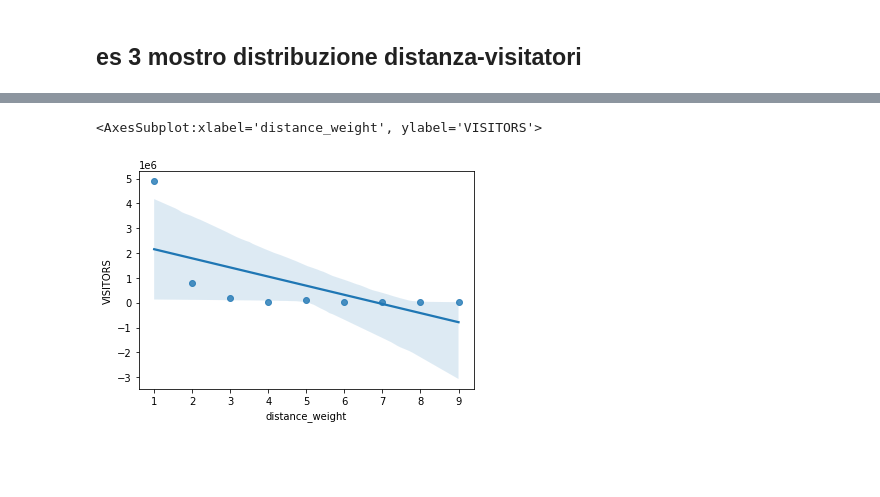
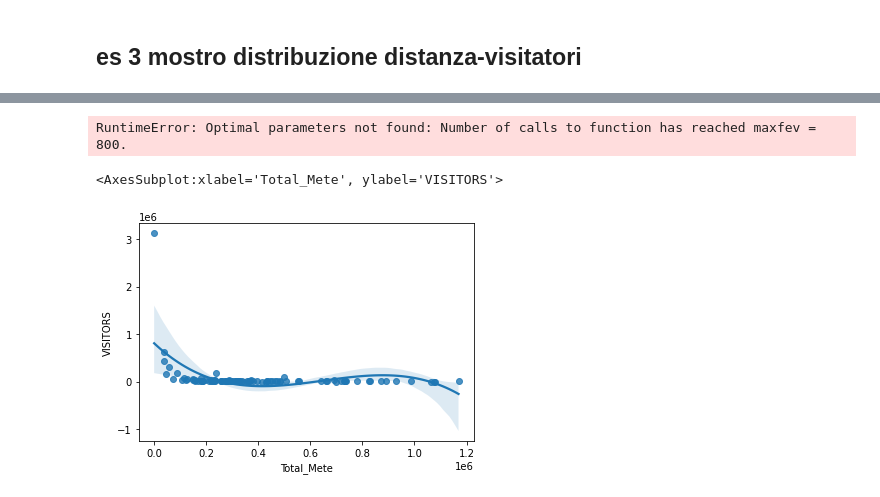
Before and after one commit to nico1654/project_work, a Jupyter notebook: Project_Work.ipynb, the cells around one changed output, grey strips where cells are left out. Drawn from its saved outputs; the diff is of its cells as text; code cells hidden in the pictures; blank space fills up the shorter version.

```diff
--- a/Project_Work.ipynb
+++ b/Project_Work.ipynb
@@ -360,5 +351,4 @@ df_merged = pd.merge(df_distance, df_comuni, on="PRO_COM")
 #prendo solo la distanza ai capoluoghi
 df_merged = df_merged[df_merged.COMUNE_CAPOLUOGO == 1]
 # %%
-df_merged.drop(columns=["Name", "COMUNE_CAPOLUOGO"], inplace=True)
-df_merged.VISITORS =
+#df_merged.drop(columns=["Name", "COMUNE_CAPOLUOGO"], inplace=True)
@@ -421,7 +392,23 @@ plt.show()
+# %%
+from scipy.optimize import basinhopping
+from scipy import optimize
+
+def f(x, a, b, c):
+    return 1/x # funzione sinusoidale con ampiezza A e frequenza angolare
+
+y = np.array([12,11,13,15,16,16,15,14,15,12,11,12,8,10,9,7,6])
+x = np.array(range(len(y)))
+"""popt, pcov = optimize.curve_fit(f, xdata=x,
+                                ydata=y)
+"""# adattamento per mezzo di curve_fit
+# p0 è una lista di valori iniziali ipotizzati per i parametri
+#popt, pcov = optimize.curve_fit(f, df_province_with_visitors["Total_Mete"], df_province_with_visitors["VISITORS"], p0=[2], full_output=False)"""
+# %% [output]
+RuntimeError: Optimal parameters not found: Number of calls to function has reached maxfev = 800.
 # %%
 import seaborn as sns
 
-sns.regplot(x=df_grouped_distance.index, y=df_grouped_distance.VISITORS)
+sns.regplot(df_province_with_visitors["Total_Mete"], df_province_with_visitors["VISITORS"], order=3)
 # %% [output]
-<AxesSubplot:xlabel='distance_weight', ylabel='VISITORS'>
+<AxesSubplot:xlabel='Total_Mete', ylabel='VISITORS'>
-[figure, old version]
+[figure, new version]
```
Also changed, not shown: parts of 17 cells of this notebook.
